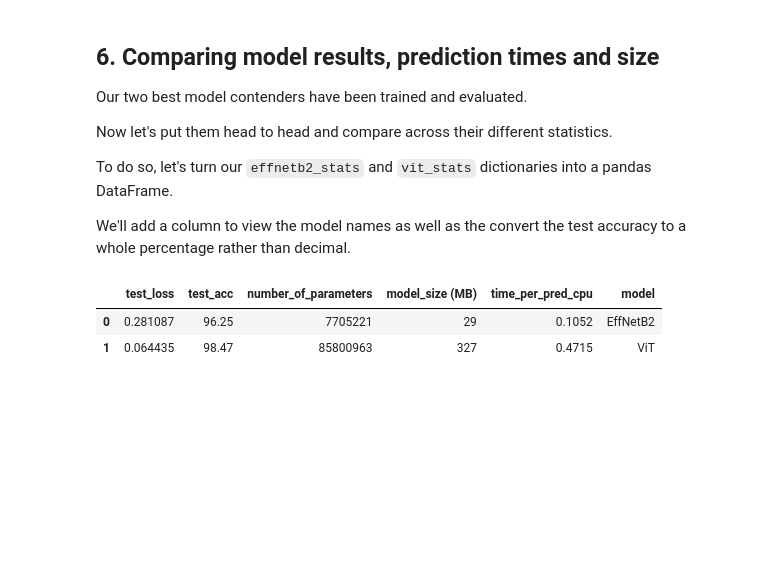
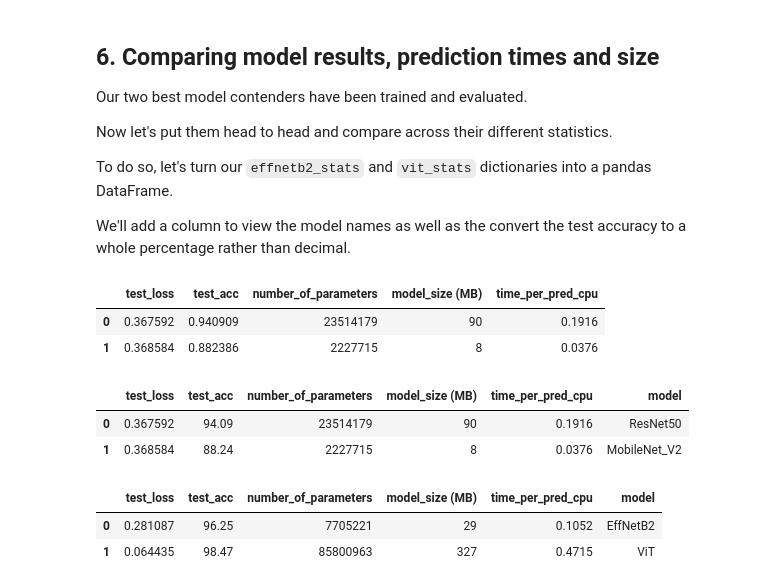
Before and after one commit to pksi/pyTorch_DL_models, a Jupyter notebook: pytorch_model_deployment.ipynb, the cells around one changed output. Drawn from its saved outputs; the diff is of its cells as text; code cells hidden in the pictures; blank space fills up the shorter version.

```diff
--- a/pytorch_model_deployment.ipynb
+++ b/pytorch_model_deployment.ipynb
@@ -1441,6 +1244,25 @@ Now let's put them head to head and compare across their different statistics.
 To do so, let's turn our `effnetb2_stats` and `vit_stats` dictionaries into a pandas DataFrame.
 
 We'll add a column to view the model names as well as the convert the test accuracy to a whole percentage rather than decimal.
+# %%
+stats_df = pd.DataFrame([resnet_stats,mbn_stats])
+stats_df.head()
+# %% [output]
+|  | test_loss | test_acc | number_of_parameters | model_size (MB) | time_per_pred_cpu |
+| 0 | 0.367592 | 0.940909 | 23514179 | 90 | 0.1916 |
+| 1 | 0.368584 | 0.882386 | 2227715 | 8 | 0.0376 |
+# %%
+# Add column for model names
+stats_df["model"] = ["ResNet50", "MobileNet_V2"]
+
+# Convert accuracy to percentages
+stats_df["test_acc"] = round(stats_df["test_acc"] * 100, 2)
+
+stats_df
+# %% [output]
+|  | test_loss | test_acc | number_of_parameters | model_size (MB) | time_per_pred_cpu | model |
+| 0 | 0.367592 | 94.09 | 23514179 | 90 | 0.1916 | ResNet50 |
+| 1 | 0.368584 | 88.24 | 2227715 | 8 | 0.0376 | MobileNet_V2 |
 # %%
 # Turn stat dictionaries into DataFrame
 df = pd.DataFrame([effnetb2_stats, vit_stats])
```
Also changed, not shown: parts of 33 cells of this notebook.
